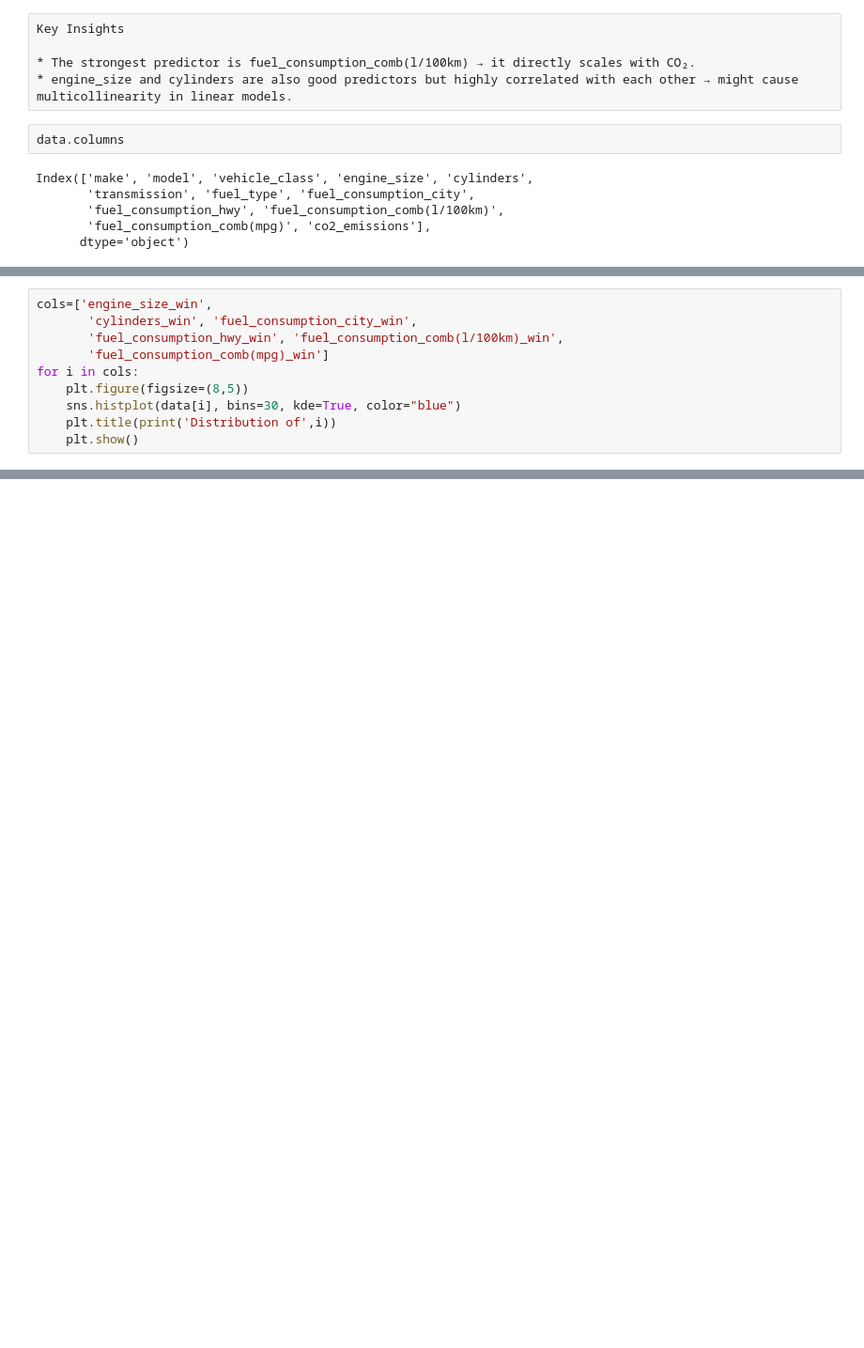
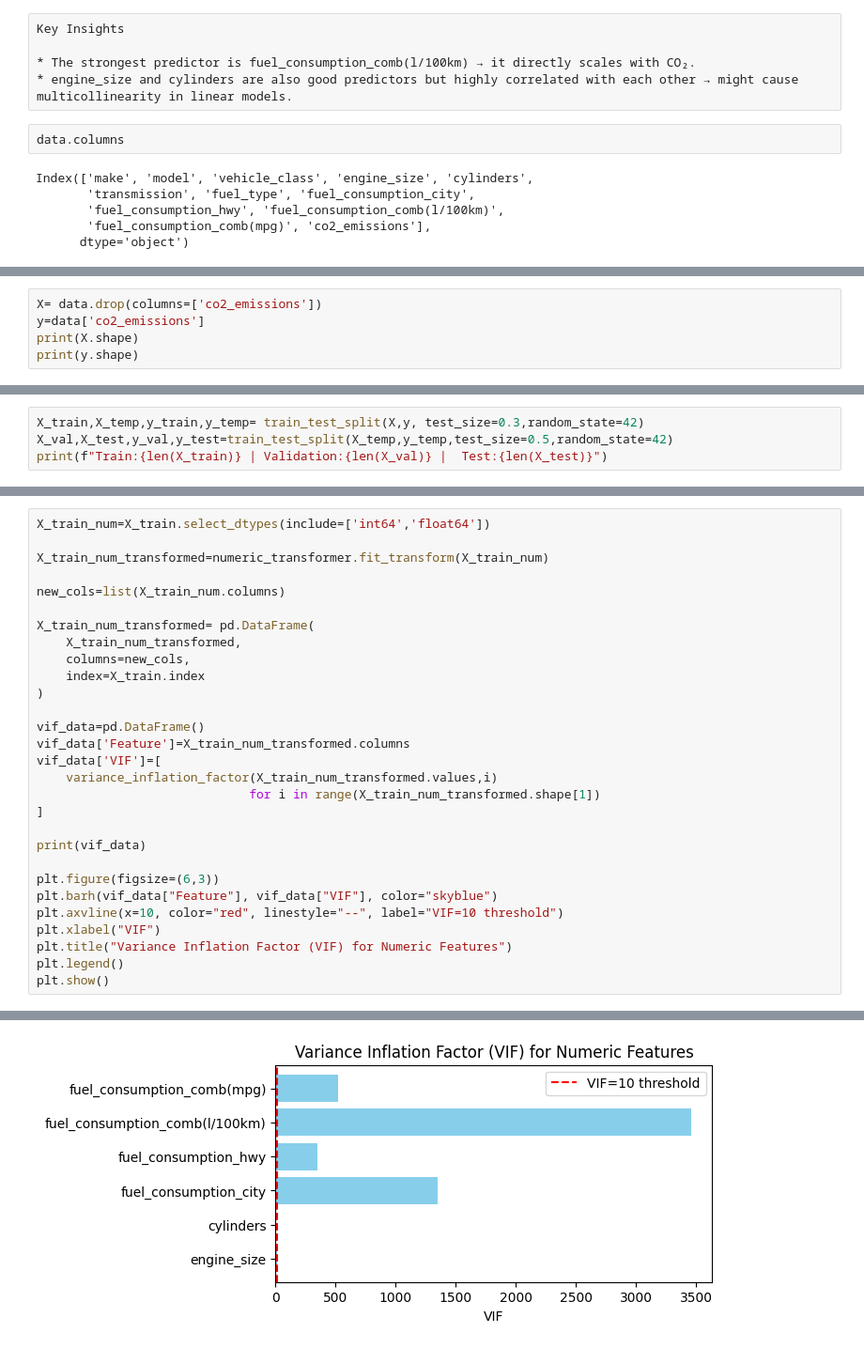
Before and after one commit to Anjali-Joshi-git/co2_emission, a Jupyter notebook: CO2_Emissions_ML_project].ipynb, the cells around one changed output, grey strips where cells are left out. Shown at 94% size. Cells and saved outputs as stored; diff of their text form; blank space fills up the shorter version.

Commit message:
Initial commit added Co2 emission project files

```diff
--- a/CO2_Emissions_ML_Project.ipynb
+++ b/CO2_Emissions_ML_project].ipynb
@@ -392,10 +367,0 @@ data.head(5)
-# %%
-cols=['engine_size_win',
-       'cylinders_win', 'fuel_consumption_city_win',
-       'fuel_consumption_hwy_win', 'fuel_consumption_comb(l/100km)_win',
-       'fuel_consumption_comb(mpg)_win']
-for i in cols:
-    plt.figure(figsize=(8,5))
-    sns.histplot(data[i], bins=30, kde=True, color="blue")
-    plt.title(print('Distribution of',i))
-    plt.show()
@@ -545,0 +368,5 @@ Categories (16, object): ['COMPACT', 'FULL-SIZE', 'MID-SIZE', 'MINICOMPACT', ...
+# %%
+X= data.drop(columns=['co2_emissions'])
+y=data['co2_emissions']
+print(X.shape)
+print(y.shape)
@@ -545,0 +376,4 @@ Categories (16, object): ['COMPACT', 'FULL-SIZE', 'MID-SIZE', 'MINICOMPACT', ...
+# %%
+X_train,X_temp,y_train,y_temp= train_test_split(X,y, test_size=0.3,random_state=42)
+X_val,X_test,y_val,y_test=train_test_split(X_temp,y_temp,test_size=0.5,random_state=42)
+print(f"Train:{len(X_train)} | Validation:{len(X_val)} |  Test:{len(X_test)}")
@@ -545,0 +434,30 @@ Categories (16, object): ['COMPACT', 'FULL-SIZE', 'MID-SIZE', 'MINICOMPACT', ...
+# %%
+X_train_num=X_train.select_dtypes(include=['int64','float64'])
+
+X_train_num_transformed=numeric_transformer.fit_transform(X_train_num)
+
+new_cols=list(X_train_num.columns)
+
+X_train_num_transformed= pd.DataFrame(
+    X_train_num_transformed,
+    columns=new_cols,
+    index=X_train.index
+)
+
+vif_data=pd.DataFrame()
+vif_data['Feature']=X_train_num_transformed.columns
+vif_data['VIF']=[
+    variance_inflation_factor(X_train_num_transformed.values,i)
+                             for i in range(X_train_num_transformed.shape[1])
+]
+
+print(vif_data)
+
+plt.figure(figsize=(6,3))
+plt.barh(vif_data["Feature"], vif_data["VIF"], color="skyblue")
+plt.axvline(x=10, color="red", linestyle="--", label="VIF=10 threshold")
+plt.xlabel("VIF")
+plt.title("Variance Inflation Factor (VIF) for Numeric Features")
+plt.legend()
+plt.show()
+# %% [output]
@@ -545,0 +471 @@ Categories (16, object): ['COMPACT', 'FULL-SIZE', 'MID-SIZE', 'MINICOMPACT', ...
+[figure, added]
```
Also changed, not shown: parts of 43 cells of this notebook, 4 other files.
